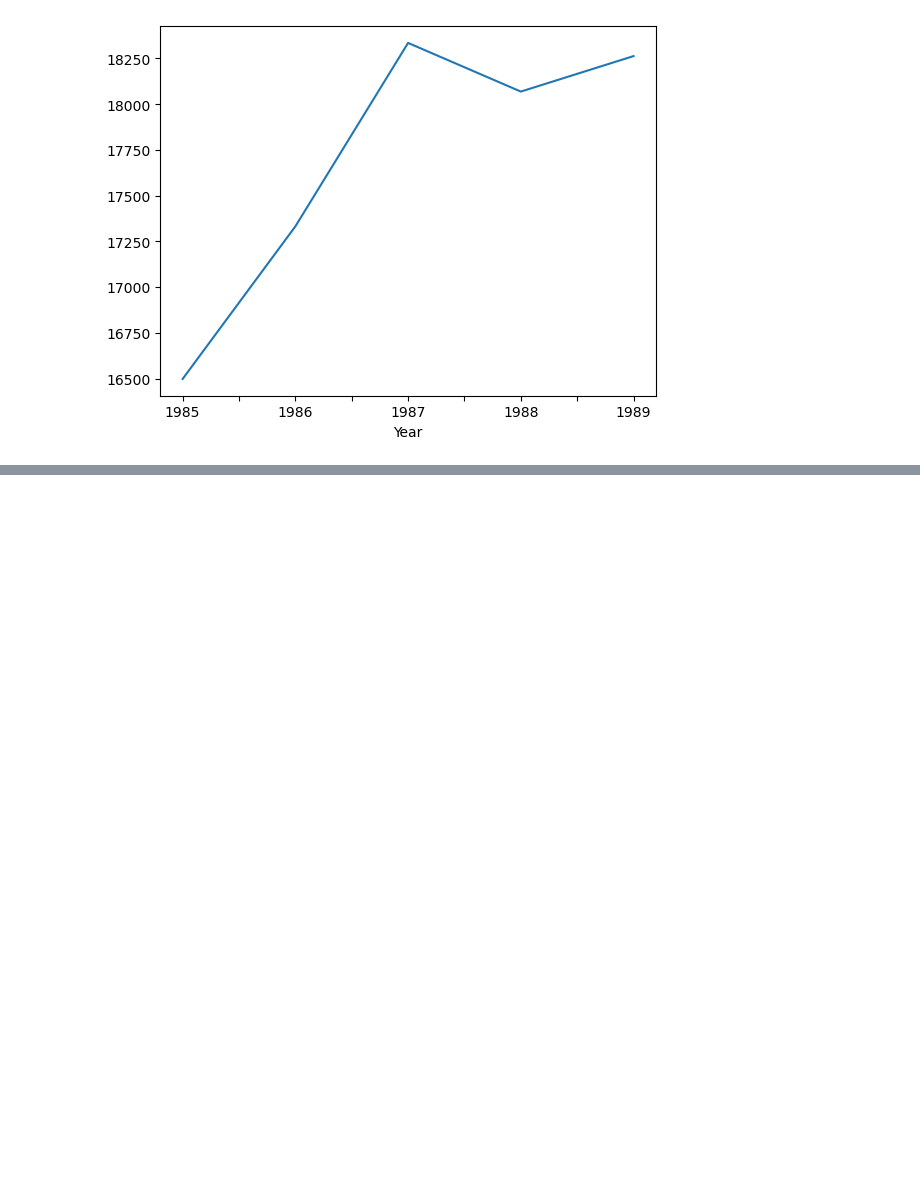
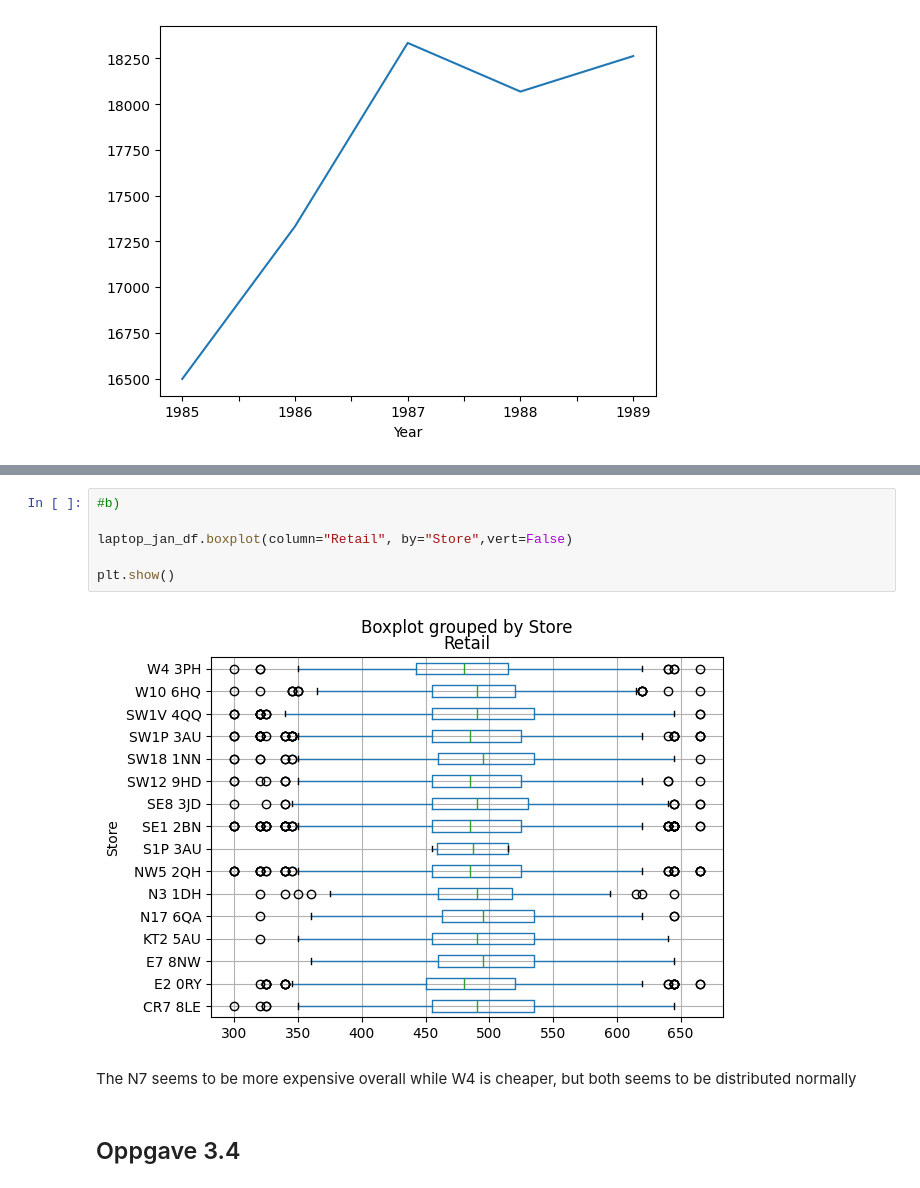
Before and after one commit to Xinini/BBAN4001, a Jupyter notebook: Øvinger/Øving 2/Øving 2.ipynb, the cells around one changed output, grey strips where cells are left out. Drawn from its saved outputs; the diff is of its cells as text; blank space fills up the shorter version.

```diff
--- a/Øvinger/Øving 2/Øving 2.ipynb
+++ b/Øvinger/Øving 2/Øving 2.ipynb
@@ -62,0 +117,12 @@ plt.show()
+# %%
+#b)
+
+laptop_jan_df.boxplot(column="Retail", by="Store",vert=False)
+
+plt.show()
+# %% [output]
+[figure, added]
+# %% [markdown]
+The N7 seems to be more expensive overall while W4 is cheaper, but both seems to be distributed normally
+# %% [markdown]
+## Oppgave 3.4
```
Also changed, not shown: parts of 4 cells of this notebook, 2 other files.
